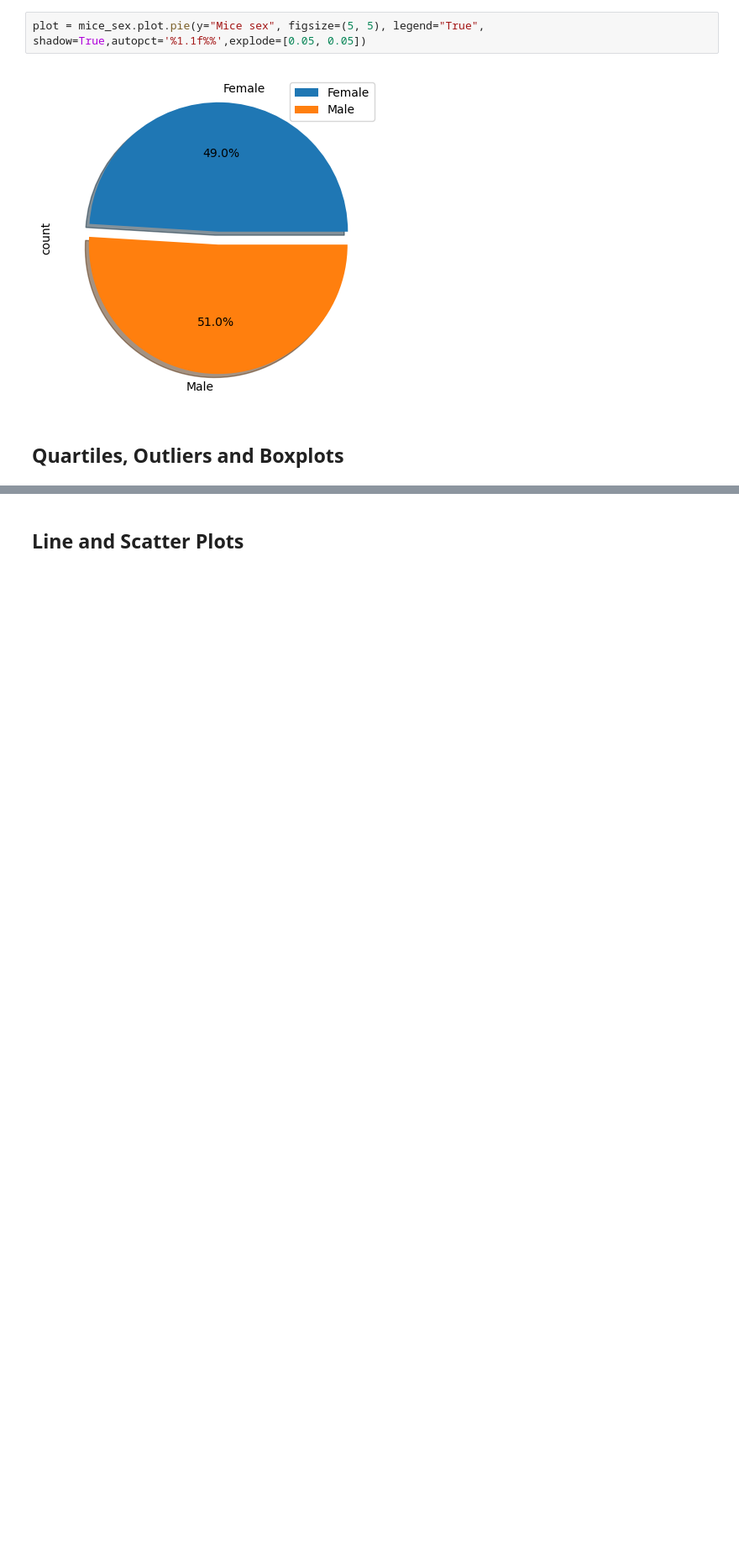
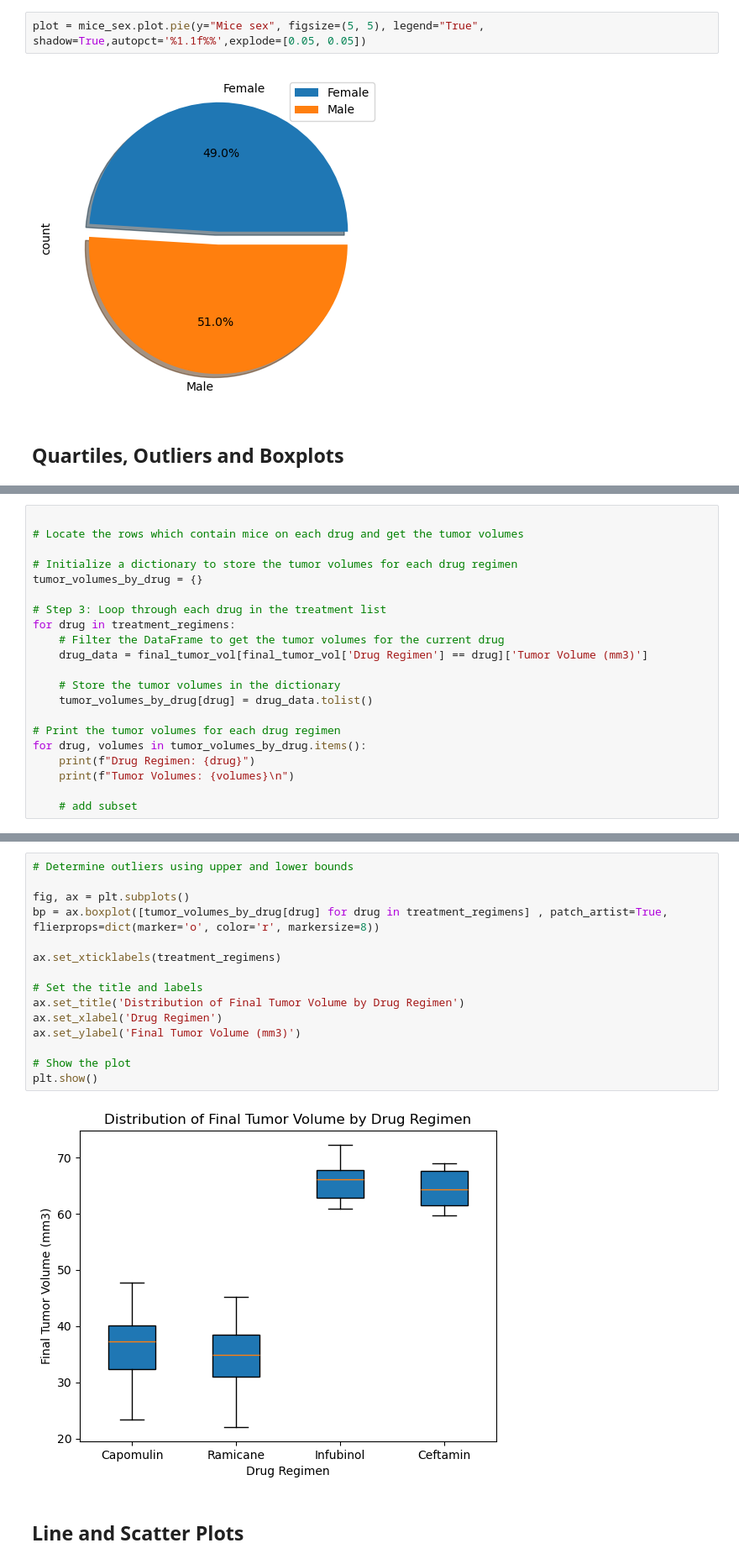
Before and after one commit to Santicorts/Challenge-5---Data-Visualization, a Jupyter notebook: Pymaceuticals/pymaceuticals_starter.ipynb, the cells around one changed output, grey strips where cells are left out. Shown: that part at 84% size. Saved outputs shown, nothing was run; the diff lists cells and outputs as text; blank space fills up the shorter version.

```diff
--- a/Pymaceuticals/pymaceuticals_starter.ipynb
+++ b/Pymaceuticals/pymaceuticals_starter.ipynb
@@ -335,0 +440,21 @@ Ceftamin's potential outliers: Series([], Name: Tumor Volume (mm3), dtype: float
+# %%
+
+# Locate the rows which contain mice on each drug and get the tumor volumes
+
+# Initialize a dictionary to store the tumor volumes for each drug regimen
+tumor_volumes_by_drug = {}
+
+# Step 3: Loop through each drug in the treatment list
+for drug in treatment_regimens:
+    # Filter the DataFrame to get the tumor volumes for the current drug
+    drug_data = final_tumor_vol[final_tumor_vol['Drug Regimen'] == drug]['Tumor Volume (mm3)']
+
+    # Store the tumor volumes in the dictionary
+    tumor_volumes_by_drug[drug] = drug_data.tolist()
+
+# Print the tumor volumes for each drug regimen
+for drug, volumes in tumor_volumes_by_drug.items():
+    print(f"Drug Regimen: {drug}")
+    print(f"Tumor Volumes: {volumes}\n")
+
+    # add subset
@@ -336,2 +473,19 @@ Ceftamin's potential outliers: Series([], Name: Tumor Volume (mm3), dtype: float
+# %%
+# Determine outliers using upper and lower bounds
+
+fig, ax = plt.subplots()
+bp = ax.boxplot([tumor_volumes_by_drug[drug] for drug in treatment_regimens] , patch_artist=True, flierprops=dict(marker='o', color='r', markersize=8))
+
+ax.set_xticklabels(treatment_regimens)
+
+# Set the title and labels
+ax.set_title('Distribution of Final Tumor Volume by Drug Regimen')
+ax.set_xlabel('Drug Regimen')
+ax.set_ylabel('Final Tumor Volume (mm3)')
+
+# Show the plot
+plt.show()
+# %% [output]
+[figure, added]
 # %% [markdown]
 ## Line and Scatter Plots
```
Also changed, not shown: parts of 19 cells of this notebook.
